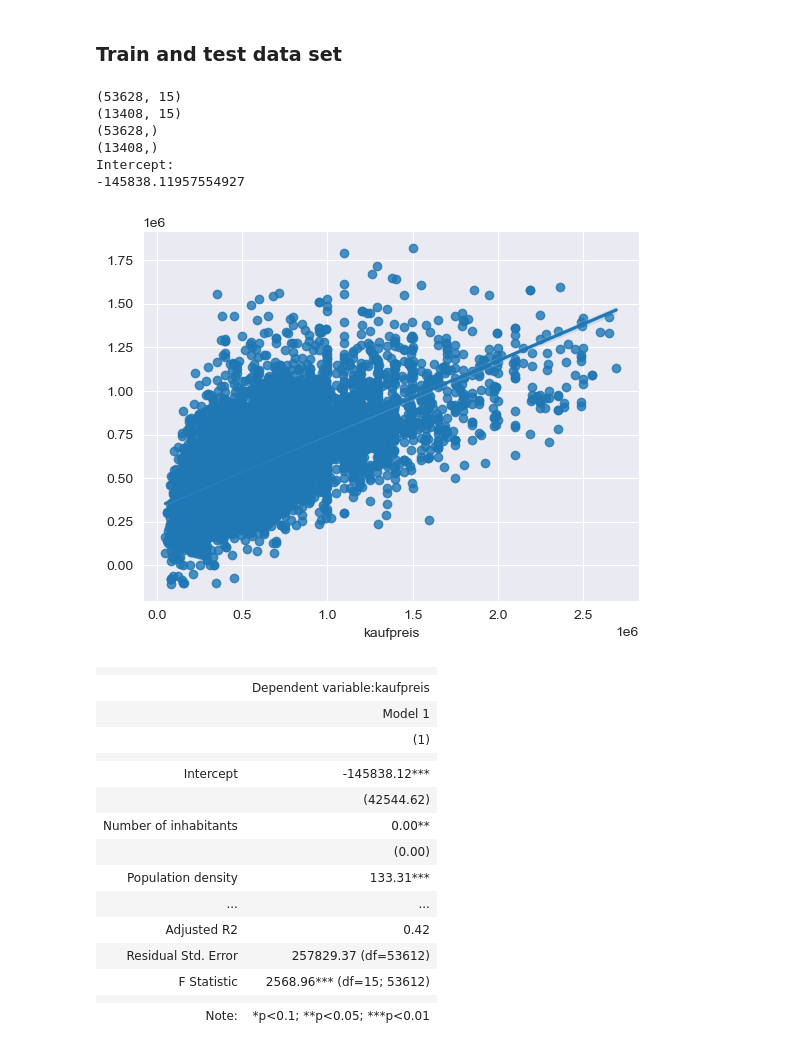
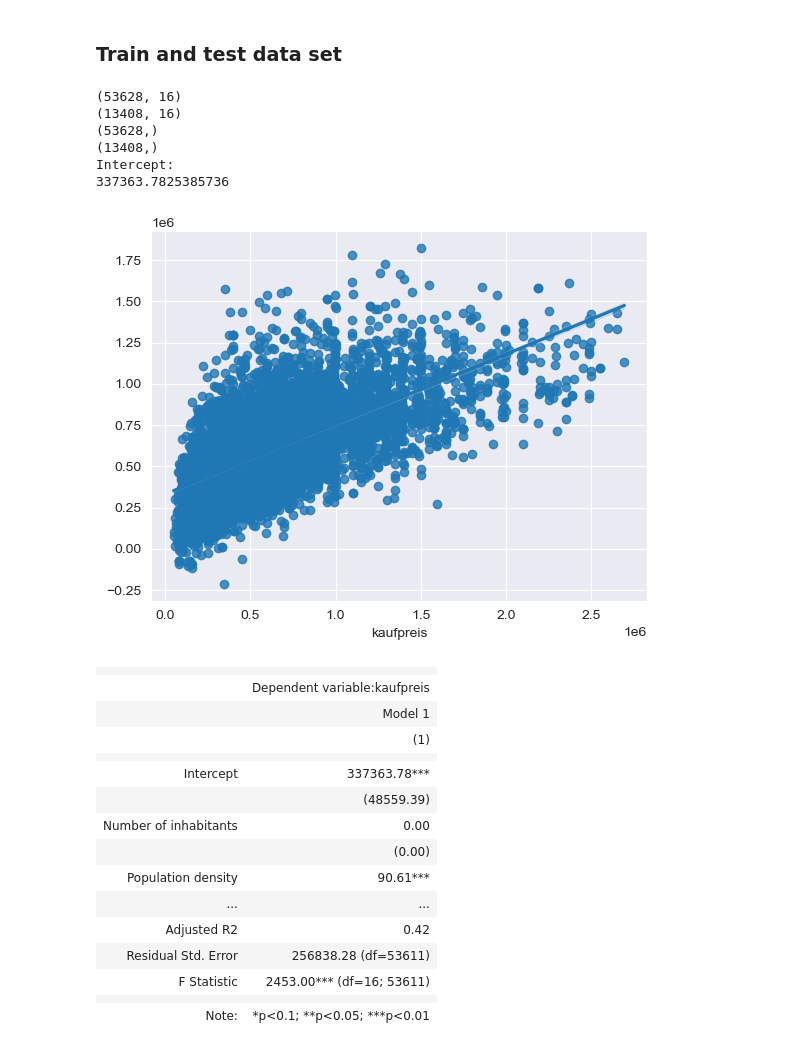
Before and after one commit to pvseydlitz/BachelorThesis, a Jupyter notebook: regression_hk_2022.ipynb, the cells around one changed output. Drawn from its saved outputs; the diff is of its cells as text; code cells hidden in the pictures.

```diff
--- a/regression_hk_2022.ipynb
+++ b/regression_hk_2022.ipynb
@@ -186,6 +186,12 @@ df_inflation.rename(columns={'Bundesland': 'bundesland'}, inplace=True)
 
 df = pd.merge(df, df_inflation, how="inner", on="bundesland")
 
+vacancy_rate = pd.read_csv('./Data/Macroeconomic Data States/Vacancy-rate.csv')
+df_vacancy_rate = pd.DataFrame(vacancy_rate)
+df_vacancy_rate.rename(columns={'Bundesland': 'bundesland'}, inplace=True)
+
+df = pd.merge(df, df_vacancy_rate, how="inner", on="bundesland")
+
 from pathlib import Path
 filepath = Path('./Data/Cleaned-Datasets/HK_2022_cleaned.csv')
 df.to_csv(filepath)
@@ -290,46 +296,47 @@ stargazer_tab
 # %% [markdown]
 ### Train and test data set
 # %%
-X = df[['wohnflaeche', 'grundstuecksflaeche', 'zimmeranzahl', 'schlafzimmer', 'badezimmer', 'keller', 'parkplatz', 'age', 'objektzustand', 'einwohner', 'Bevölkerungsdichte', 'Arbeitslosenquote', 'BIP_pro_einwohner', 'Einkommen', 'Inflation']]
+X = df[['wohnflaeche', 'grundstuecksflaeche', 'zimmeranzahl', 'schlafzimmer', 'badezimmer', 'keller', 'parkplatz', 'age', 'objektzustand', 'einwohner', 'Bevölkerungsdichte', 'Arbeitslosenquote', 'BIP_pro_einwohner', 'Einkommen', 'Inflation', 'Leerstandsquote']]
 Y = df['kaufpreis']
 
 from sklearn.model_selection import train_test_split
 X_train, X_test, y_train, y_test = train_test_split(X, Y, test_size=0.2, random_state=101)
 print(X_train.shape)
 print(X_test.shape)
 print(y_train.shape)
 print(y_test.shape)
 
 from sklearn.linear_model import LinearRegression
 model = LinearRegression()
 model.fit(X_train,y_train)
 
 print('Intercept:')
 print(model.intercept_)
 
 coeff_parameter = pd.DataFrame(model.coef_,X.columns,columns=['Coefficient'])
 #print(coeff_parameter)
 
 predictions = model.predict(X_test)
 
 sns.regplot(x=y_test, y=predictions)
 
 X_train_Sm= sm.add_constant(X_train)
 ls=sm.OLS(y_train,X_train_Sm).fit()
 #print(ls.summary())
 # %% [output]
-(53628, 15)
-(13408, 15)
+(53628, 16)
+(13408, 16)
 (53628,)
 (13408,)
 Intercept:
--145838.11957554927
+337363.7825385736
-[figure, old version]
+[figure, new version]
 # %%
+from stargazer.stargazer import Stargazer
 stargazer_tab = Stargazer([ls])
 stargazer_tab.custom_columns('Model 1')
 stargazer_tab.significant_digits(2)
-stargazer_tab.covariate_order(['const', 'einwohner', 'Bevölkerungsdichte', 'Arbeitslosenquote', 'BIP_pro_einwohner', 'Einkommen', 'Inflation', 'wohnflaeche', 'grundstuecksflaeche', 'zimmeranzahl', 'schlafzimmer', 'badezimmer', 'keller', 'parkplatz', 'age','objektzustand'])
+stargazer_tab.covariate_order(['const', 'einwohner', 'Bevölkerungsdichte', 'Arbeitslosenquote', 'BIP_pro_einwohner', 'Einkommen', 'Inflation', 'Leerstandsquote', 'wohnflaeche', 'grundstuecksflaeche', 'zimmeranzahl', 'schlafzimmer', 'badezimmer', 'keller', 'parkplatz', 'age','objektzustand'])
 stargazer_tab.rename_covariates({
     'einwohner': 'Number of inhabitants',
     'Bevölkerungsdichte': 'Population density',
@@ -338,6 +345,7 @@ stargazer_tab.rename_covariates({
     'BIP_pro_einwohner': 'GDP per capita',
     'Einkommen': 'Income per person',
     'Inflation': 'Inflation',
+    'Leerstandsquote': 'Vacancy rate',
     'age': 'Age',
     'badezimmer': 'Number of bathrooms',
     'const': 'Intercept',
@@ -357,14 +365,14 @@ stargazer_tab
 |  | Model 1 |
 |  | (1) |
 |  |  |
-| Intercept | -145838.12*** |
-|  | (42544.62) |
-| Number of inhabitants | 0.00** |
+| Intercept | 337363.78*** |
+|  | (48559.39) |
+| Number of inhabitants | 0.00 |
 |  | (0.00) |
-| Population density | 133.31*** |
+| Population density | 90.61*** |
 | ... | ... |
 | Adjusted R2 | 0.42 |
-| Residual Std. Error | 257829.37 (df=53612) |
-| F Statistic | 2568.96*** (df=15; 53612) |
+| Residual Std. Error | 256838.28 (df=53611) |
+| F Statistic | 2453.00*** (df=16; 53611) |
 |  |  |
 | Note: | *p<0.1; **p<0.05; ***p<0.01 |
```
Also changed, not shown: parts of 2 cells of this notebook, 7 other files.
